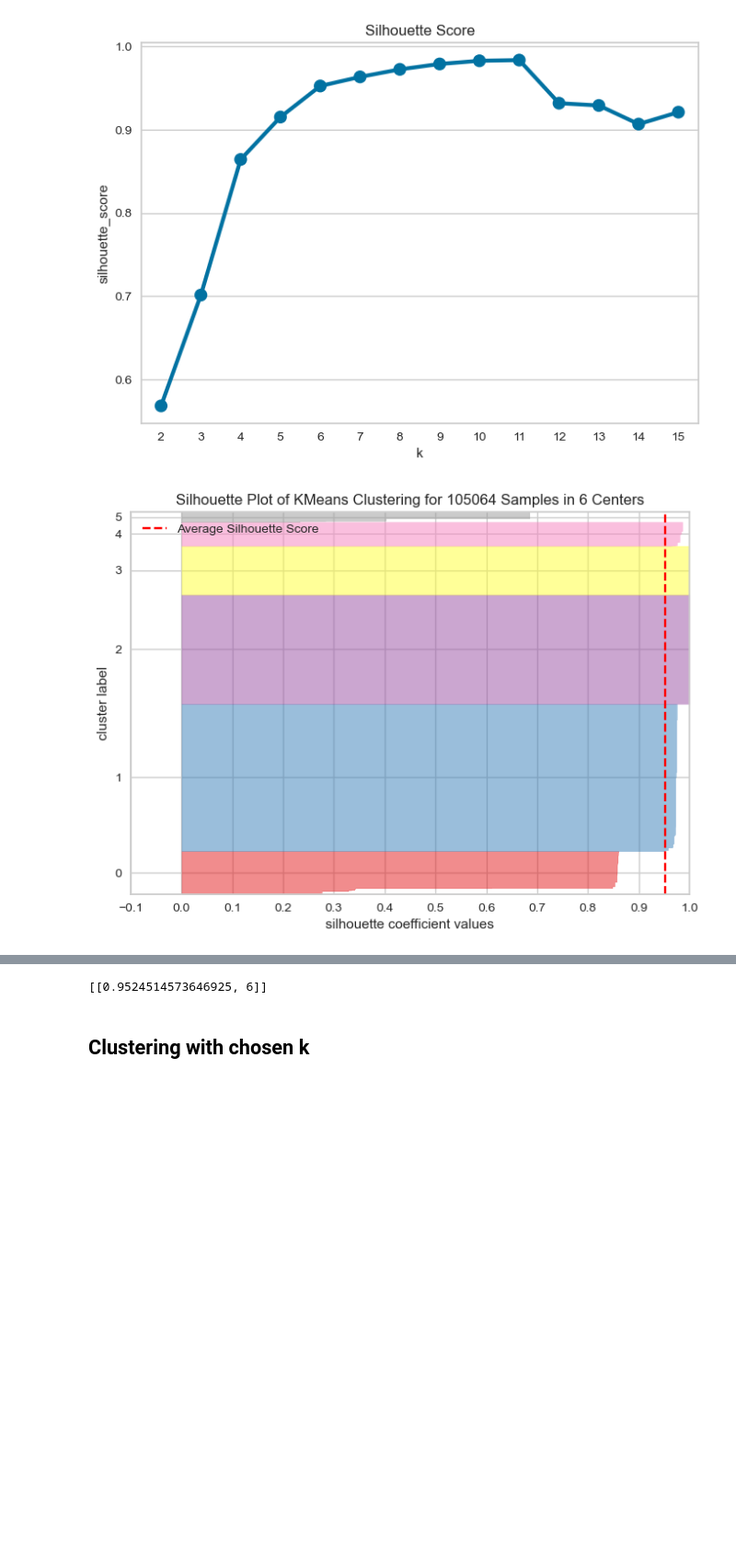
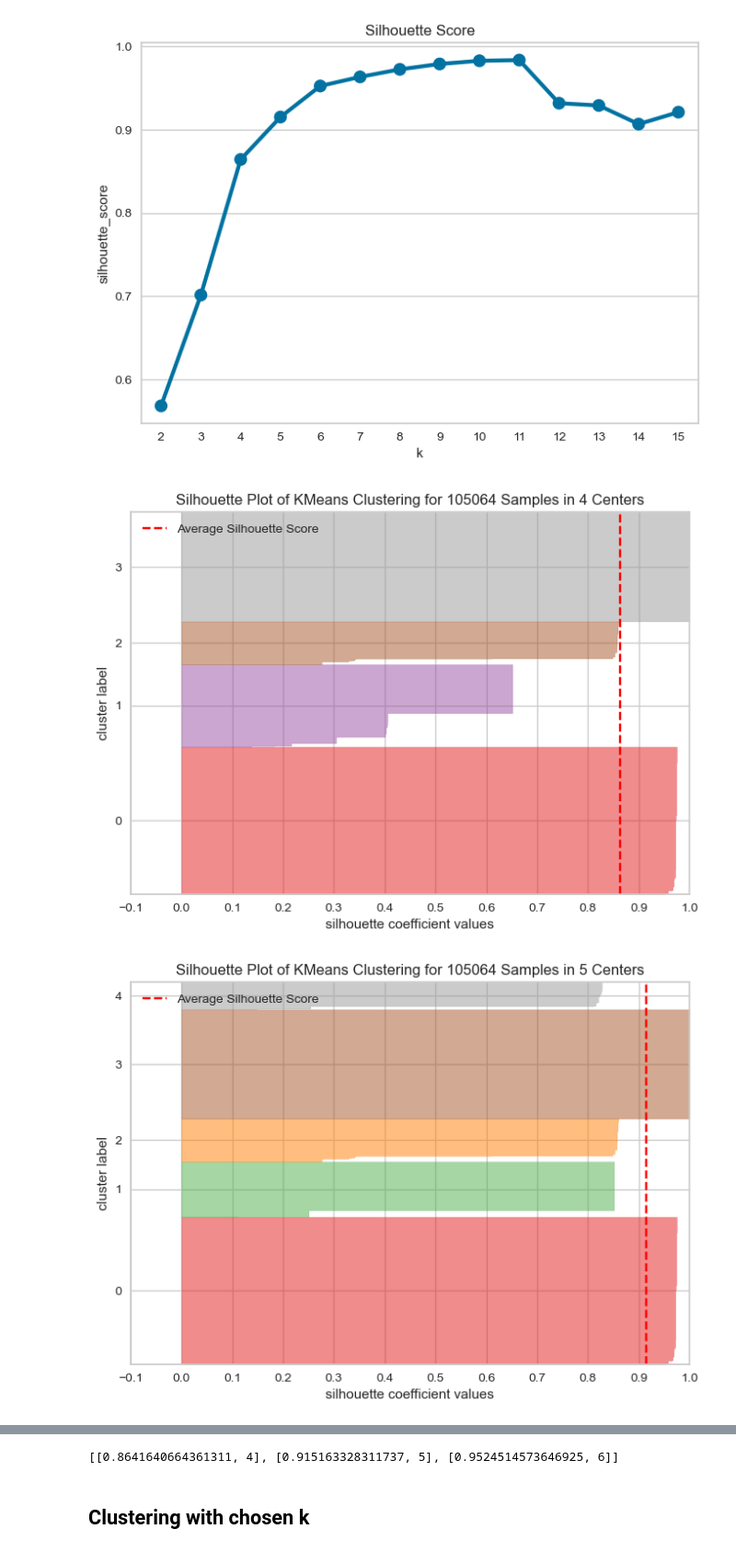
Before and after one commit to gbrosell/maroon-archers, a Jupyter notebook: 04LEYTE_A_clustering.ipynb, the cells around one changed output, grey strips where cells are left out. Shown at 92% size. Drawn from its saved outputs; the diff is of its cells as text; code cells hidden in the pictures; blank space fills up the shorter version.

```diff
--- a/04LEYTE_A_clustering.ipynb
+++ b/04LEYTE_A_clustering.ipynb
@@ -382,8 +377,9 @@ def silhouette_plot(X , n_list):
 # %%
 # Create silhouette plot
 
-k_cluster_test = [6]
+k_cluster_test = [4, 5, 6]
 
 silhouette_plot(price_series_df , k_cluster_test)
 # %% [output]
-[figure, old version]
+[figure, new version]
+[figure, added]
@@ -390,4 +387,4 @@ silhouette_plot(price_series_df , k_cluster_test)
-[[0.9524514573646925, 6]]
+[[0.8641640664361311, 4], [0.915163328311737, 5], [0.9524514573646925, 6]]
 # %% [markdown]
 ## Clustering with chosen k
 # %%
```
Also changed, not shown: parts of 12 cells of this notebook.
